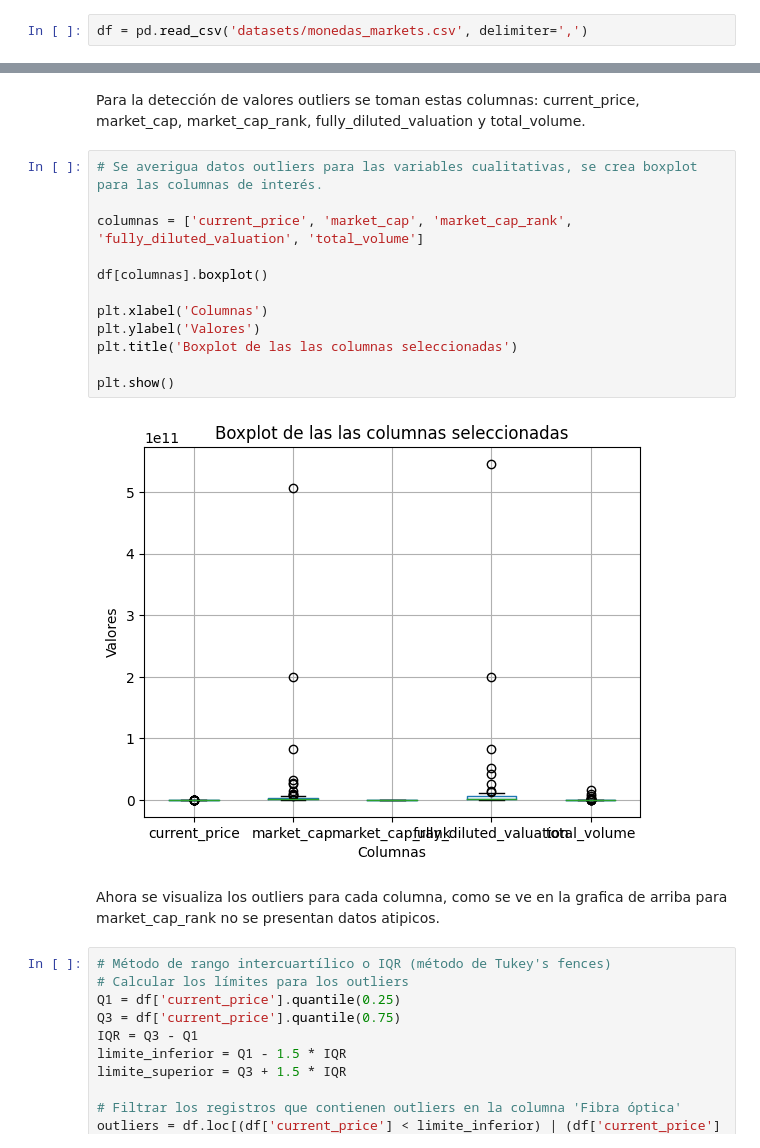
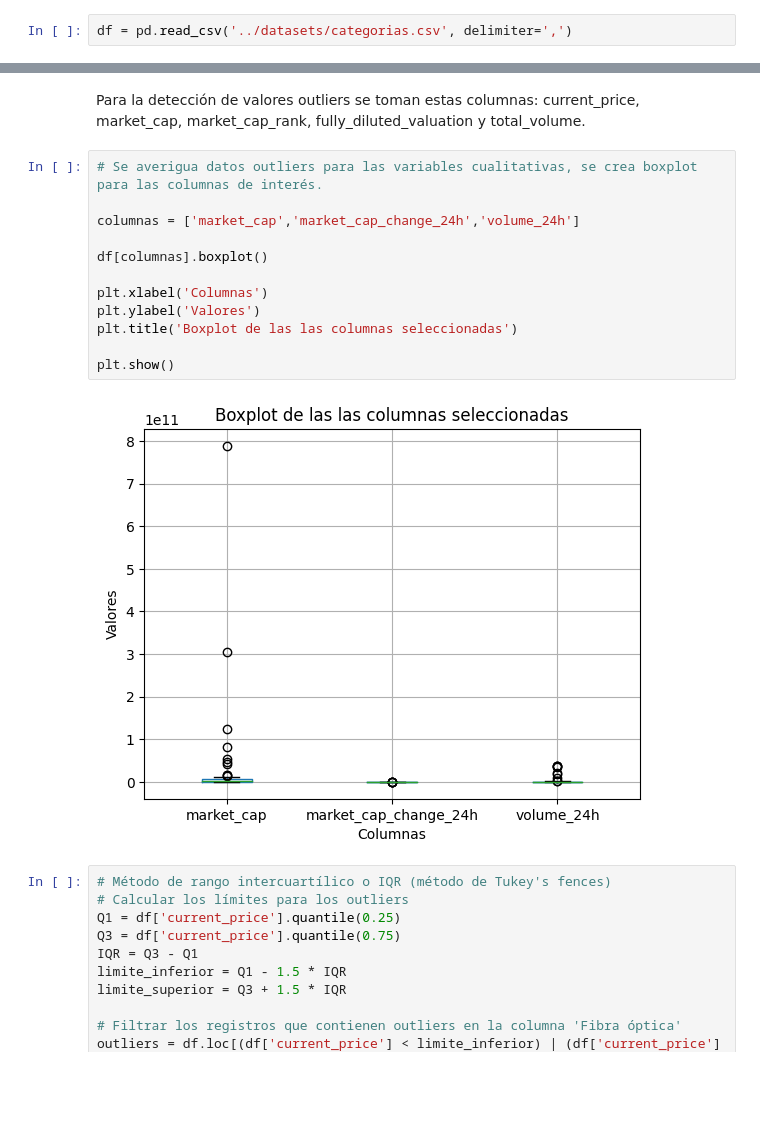
Before and after one commit to melodiromero/criptomonedas, a Jupyter notebook: eda/eda_categorias.ipynb, the cells around one changed output, grey strips where cells are left out. Saved outputs shown, nothing was run; the diff lists cells and outputs as text; blank space fills up the shorter version.

Commit message:
eda categorias

```diff
--- a/eda_monedas.ipynb
+++ b/eda/eda_categorias.ipynb
@@ -13,7 +13,7 @@ import pandas as pd
 import matplotlib.pyplot as plt
 import seaborn as sns
 # %%
-df = pd.read_csv('datasets/monedas_markets.csv', delimiter=',')
+df = pd.read_csv('../datasets/categorias.csv', delimiter=',')
 # %%
 df.head()
 # %% [output]
@@ -213,19 +101,17 @@ Para la detección de valores outliers se toman estas columnas: current_price, m
 # %%
 # Se averigua datos outliers para las variables cualitativas, se crea boxplot para las columnas de interés.
 
-columnas = ['current_price', 'market_cap', 'market_cap_rank', 'fully_diluted_valuation', 'total_volume']
+columnas = ['market_cap','market_cap_change_24h','volume_24h']
 
 df[columnas].boxplot()
 
 plt.xlabel('Columnas')
 plt.ylabel('Valores')
 plt.title('Boxplot de las las columnas seleccionadas')
 
 plt.show()
 # %% [output]
-[figure, old version]
+[figure, new version]
-# %% [markdown]
-Ahora se visualiza los outliers para cada columna, como se ve en la grafica de arriba para market_cap_rank no se presentan datos atipicos.
 # %%
 # Método de rango intercuartílico o IQR (método de Tukey's fences)
 # Calcular los límites para los outliers
```
Also changed, not shown: parts of 18 cells of this notebook, 9 other files.
